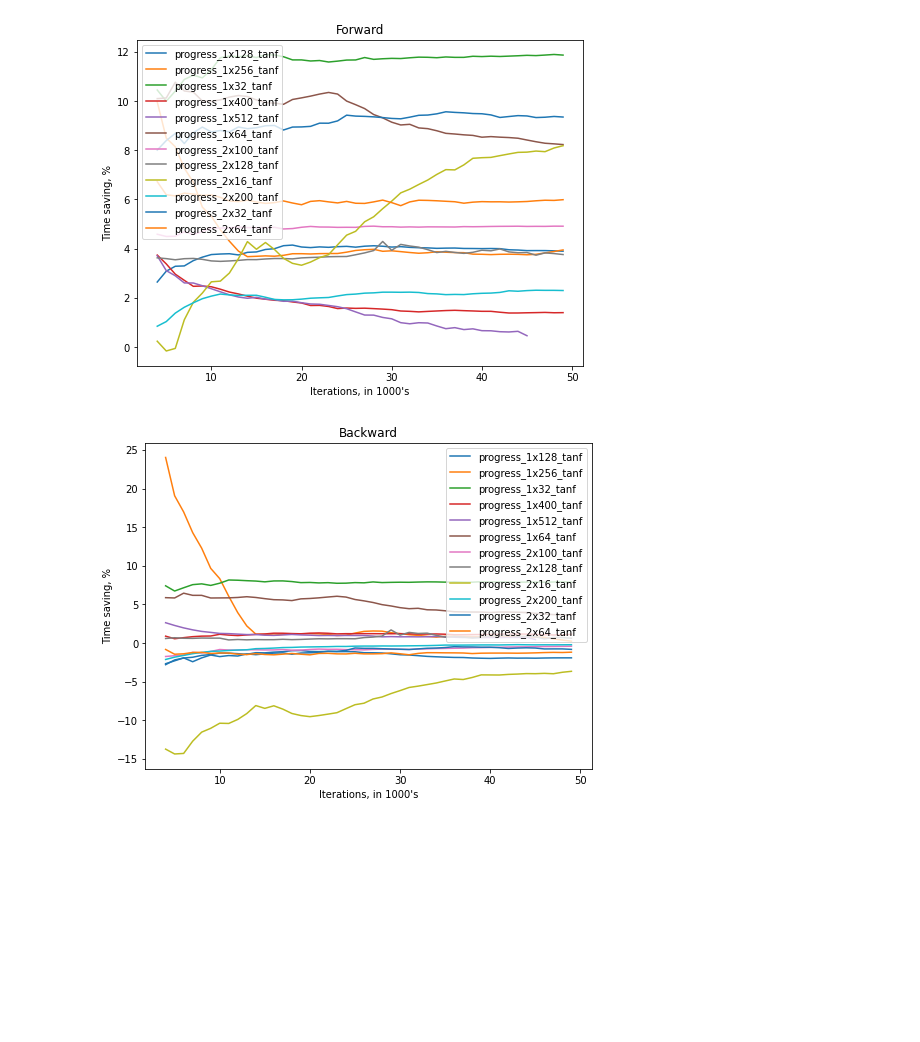
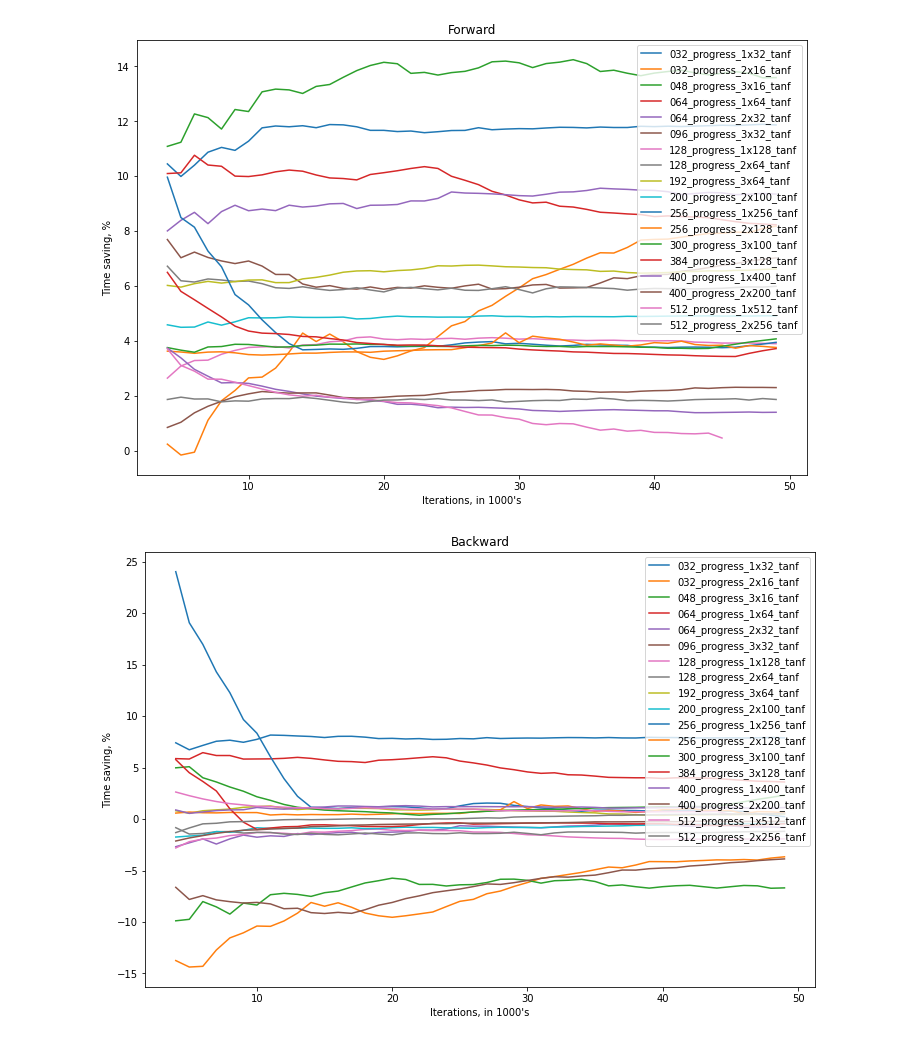
Before and after one commit to phatware/lstm-optimizations, a Jupyter notebook: lstm-net-size-analysis.ipynb, the cells around one changed output. Saved outputs shown, nothing was run; the diff lists cells and outputs as text; code cells hidden in the pictures; blank space fills up the shorter version.

```diff
--- a/lstm-net-size-analysis.ipynb
+++ b/lstm-net-size-analysis.ipynb
@@ -19,4 +19,16 @@ def get_file_data(folder):
 # %%
 DATA_DIR = '3rd-party/recurrent-neural-net/data/var'
 dt = get_file_data(DATA_DIR)
+l = sorted(dt)
+import re
+for s in l:
+    numbers = []
+    for z in re.split(r'[_x]', s):
+        if z.isdigit():
+            numbers.append(int(z))
+    if len(numbers) > 1:
+        #print("%03d" % (numbers[0]*numbers[1]))
+        s1 = "%03d_%s" % (numbers[0]*numbers[1], s)
+        dt[s1] = dt.pop(s)
+l = sorted(dt)
 # %%
@@ -73,24 +103,24 @@ while i < len(l):
     (tf, th) = get_data(l, i, dt)
     i += 2
 # %%
-plt.rcParams['figure.figsize'] = [8, 6]
+plt.rcParams['figure.figsize'] = [12, 8]
 plt.ylabel("Time saving, %")
 plt.xlabel("Iterations, in 1000's")
 plt.title("Forward")
 i = 0
 while i < len(l):
     (tanf, tanh) = get_data(l, i, dt)
     fw = (tanh['FWtime'] - tanf['FWtime'])/tanh['FWtime']
     # bw = (tanh['BWtime'] - tanf['BWtime'])/tanh['BWtime']
     plt.plot(fw[4:]*100, label = l[i])
     #plt.plot(bw[4:]*100, label = "Backward")
     i += 2
 plt.legend()
 plt.show()
 # %% [output]
-[figure, old version]
+[figure, new version]
 # %%
-plt.rcParams['figure.figsize'] = [8, 6]
+plt.rcParams['figure.figsize'] = [12, 8]
 plt.ylabel("Time saving, %")
 plt.xlabel("Iterations, in 1000's")
 plt.title("Backward")
@@ -105,7 +135,7 @@ while i < len(l):
 plt.legend()
 plt.show()
 # %% [output]
-[figure, old version]
+[figure, new version]
 # %%
 def plot_comparison_report(title, data1=None, data2=None):
     i = 0
```
Also changed, not shown: parts of 4 cells of this notebook, 12 other files.
